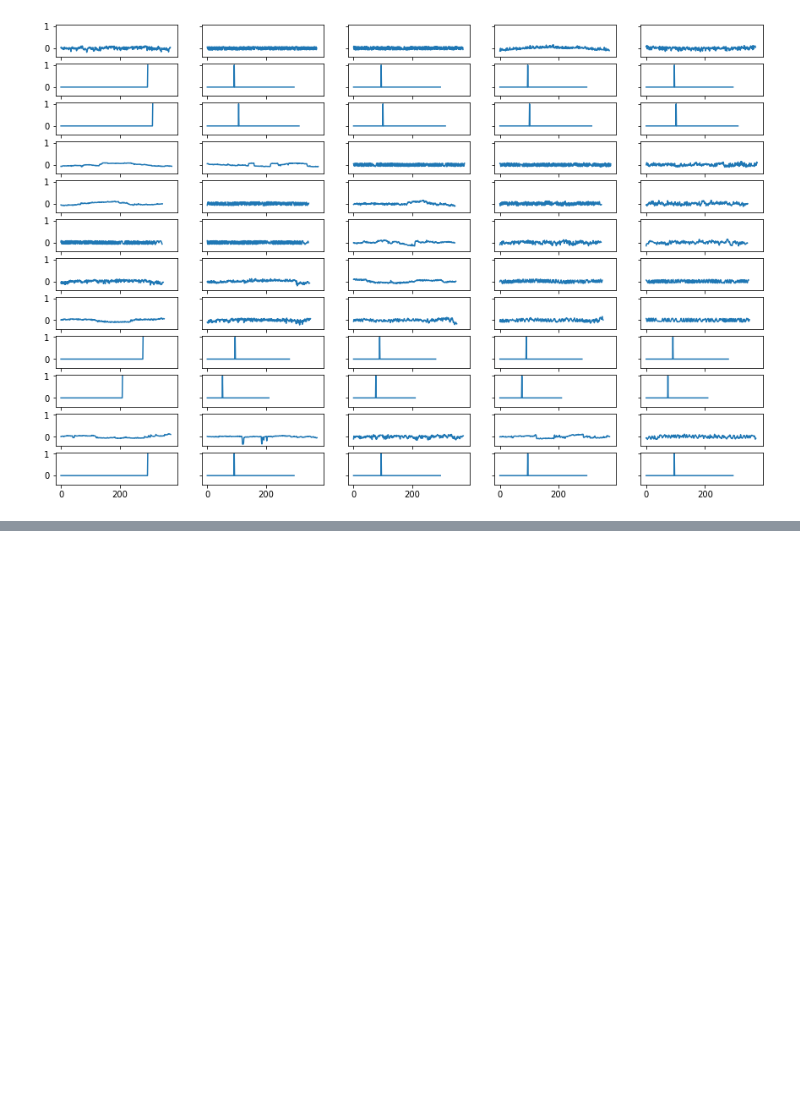
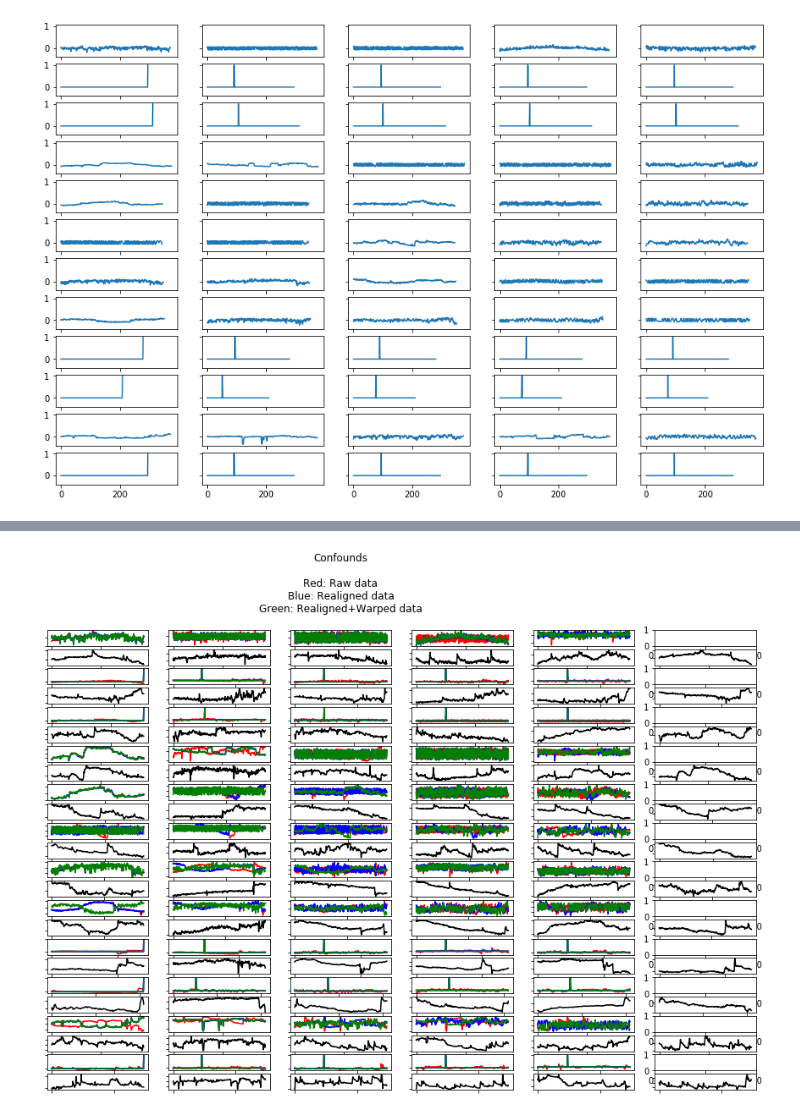
Before and after one commit to swaythe/IBC_scripts, a Jupyter notebook: High_variance_confounds.ipynb, the cells around one changed output, grey strips where cells are left out. Saved outputs shown, nothing was run; the diff lists cells and outputs as text; code cells hidden in the pictures; blank space fills up the shorter version.

```diff
--- a/High_variance_confounds.ipynb
+++ b/High_variance_confounds.ipynb
@@ -79,0 +157,36 @@ for sesi in range(12):
+# %%
+# Load the motion parameters files
+motion = []
+motion_pattern = 'rp*.txt'
+
+motion_dir = os.path.join('..', task, '3mm/')
+mot_subs = sorted(glob.glob(motion_dir + 'sub*'))
+
+for s, sub in enumerate(mot_subs):
+    sess = sorted(glob.glob(sub + '/ses*'))
+    for i, ses in enumerate(sess):
+        files = sorted(glob.glob(ses + '/' + motion_pattern))
+        for fi, file in enumerate(files):
+            motion.append(np.loadtxt(file))
+# %%
+fig, axs = plt.subplots(12*2, 6, figsize=(15,10))
+axs[0,2].set_title('Confounds\n\nRed: Raw data\nBlue: Realigned data\nGreen: Realigned+Warped data\n')
+si = 0
+raw_order = [4, 5, 6, 0, 1, 2, 12, 13, 7, 8, 9, 10]
+realign_order = [3, 4, 5, 0, 1, 2, 10, 11, 6, 7, 8, 9]
+for sesi in range(12):
+    for c in range(5):
+        axs[sesi*2,c].plot(raw_conf[raw_order[sesi]][:,c], 'r')
+        axs[sesi*2,c].plot(realign_conf[realign_order[sesi]][:,c], 'b')
+        axs[sesi*2,c].plot(realign_conf[realign_order[sesi]][:,c], 'b')
+        axs[sesi*2,c].plot(confounds[si*12+sesi][:,c], 'g')
+        axs[sesi*2,c].set_xticklabels(labels=[])
+        axs[sesi*2,c].set_yticklabels(labels=[])
+
+for sesi in range(12):
+    for c in range(6):
+        axs[sesi*2+1,c].plot(motion[realign_order[sesi]][:,c], 'k')
+        axs[sesi*2+1,c].set_xticklabels(labels=[])
+        axs[sesi*2+1,c].set_yticklabels(labels=[])
+# %% [output]
+[figure, added]
```
Also changed, not shown: parts of 17 cells of this notebook, 3 other files.
